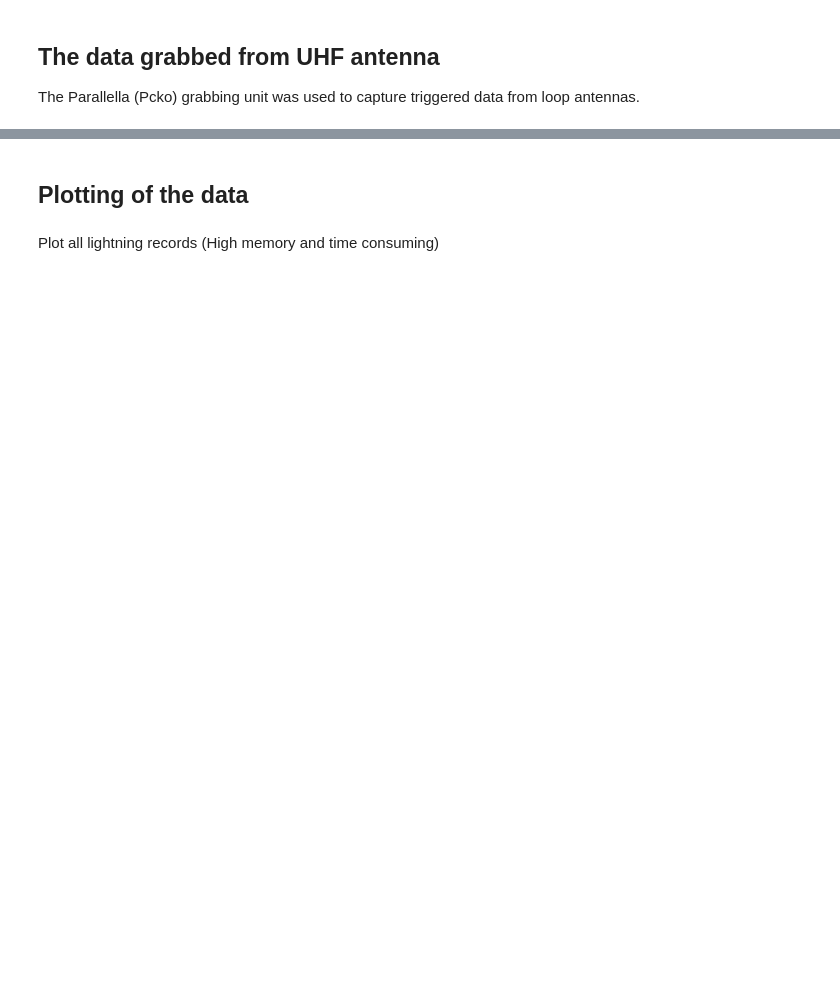
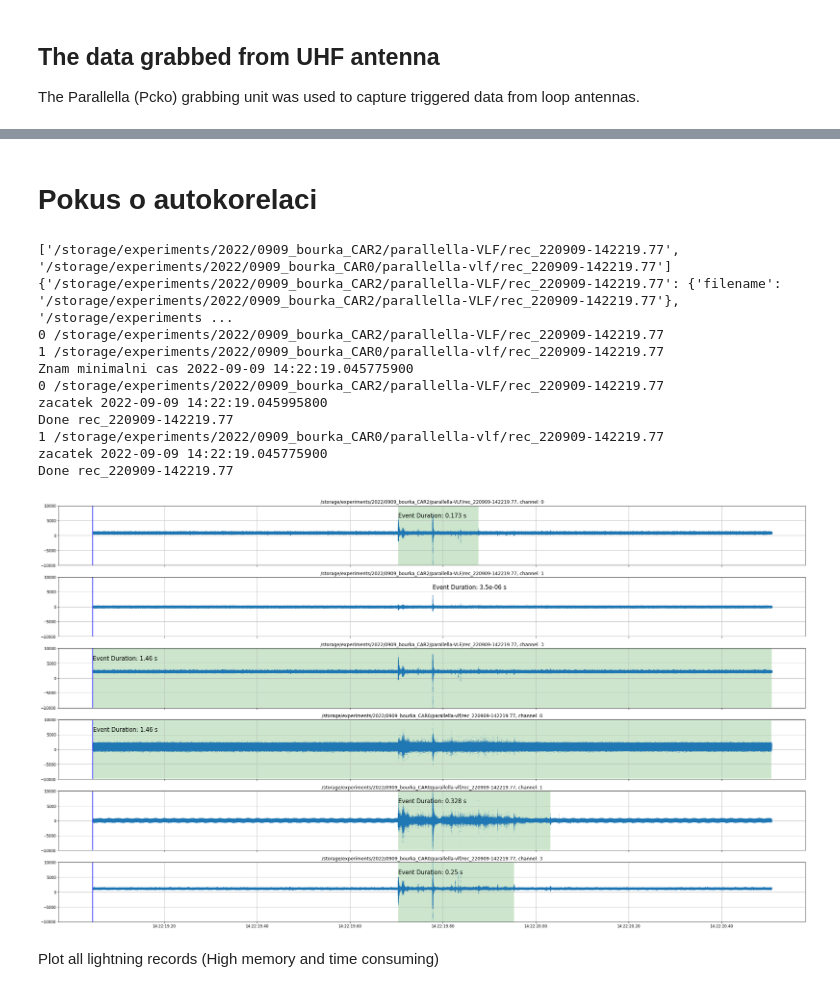
Before and after one commit to ODZ-UJF-AV-CR/CRREAT_cars, a Jupyter notebook: VLF_lightning/multicar_VLF.ipynb, the cells around one changed output, grey strips where cells are left out. Cells and saved outputs as stored; diff of their text form; code cells hidden in the pictures; blank space fills up the shorter version.

```diff
--- a/VLF_lightning/multicar_VLF.ipynb
+++ b/VLF_lightning/multicar_VLF.ipynb
@@ -32,6 +72,15 @@ car2["car"] = "CAR2"
 # %%
-cars = pd.concat([car0, car1, car2])
+# Upravit sadu aut dle měření
+
+#cars = pd.concat([car0, car1, car2])
+cars = pd.concat([car1, car2])
 cars['ts'] = pd.to_datetime(cars['datetime'], utc=True)
 cars = cars.sort_values(by=['ts']).reset_index()
 cars['diff'] = cars['ts'].diff()
 cars
+
+try:
+    import os
+    os.mkdir(out)
+except:
+    pass
@@ -39,20 +154,25 @@ cars
 import datetime
 clusters = []
 opened = False
+deltasec = 2
+log = open(out+"groups.txt", "w")
 
 for i, r in enumerate(cars[::-1].iterrows()):
     j, d = r
     #print(i, d['diff'])
-    if d['diff'] < datetime.timedelta(seconds=2) or opened:
+    if d['diff'] < datetime.timedelta(seconds=deltasec) or opened:
         if not opened:
             clusters.append([])
             print(".......")
+            log.write("\r")
             opened = True
         if opened:
             clusters[-1].append(r)
             print(d['diff'].total_seconds(), d['car'], d['file'])
-        if not d['diff'] < datetime.timedelta(seconds=2):
+            log.write("{},{},{},{}\r".format(d['datetime'], d['car'], d['diff'].total_seconds(), d['file']))
+        if not d['diff'] < datetime.timedelta(seconds=deltasec):
             opened = False
     else:
         opened = False
-clusters
+log.close()
+#clusters
@@ -62,10 +193,13 @@ for c in clusters:
         print(c)
 # %%
 import matplotlib
+import matplotlib.pyplot as plt
 matplotlib.use('Agg')
+import os
 
-out = "/storage/experiments/2022/0826_bourka_staryvestec_CAR2/compare/"
-for i, x in enumerate(clusters):
+#os.mkdir(out)
+clusters.sort(key=len)
+for i, x in enumerate(reversed(clusters)):
     try:
         plt.cla()
         plt.clf()
@@ -250,2 +256,0 @@ plt.show()
-# %% [markdown]
-## Plotting of the data
@@ -292,2 +257,30 @@ for fn in event:
+# %% [markdown]
+# Pokus o autokorelaci
+# %%
+group = clusters[113]
+paths = []
+for i, record in enumerate(group):
+    paths.append(record[1]['file'])
+#    fn = os.path.basename(record[1]['file'])
+#    h, samples, synclog = loadrec(open(record[1]['file'], 'rb'))
+    #t2s, s2t, ticker, formatter = assign_time_axis(fn, h, synclog)
+
+#    print(samples.shape)
+print(paths)
+
+multistation_plotrec(paths)
+# %% [output]
+['/storage/experiments/2022/0909_bourka_CAR2/parallella-VLF/rec_220909-142219.77', '/storage/experiments/2022/0909_bourka_CAR0/parallella-vlf/rec_220909-142219.77']
+{'/storage/experiments/2022/0909_bourka_CAR2/parallella-VLF/rec_220909-142219.77': {'filename': '/storage/experiments/2022/0909_bourka_CAR2/parallella-VLF/rec_220909-142219.77'}, '/storage/experiments ...
+0 /storage/experiments/2022/0909_bourka_CAR2/parallella-VLF/rec_220909-142219.77
+1 /storage/experiments/2022/0909_bourka_CAR0/parallella-vlf/rec_220909-142219.77
+Znam minimalni cas 2022-09-09 14:22:19.045775900
+0 /storage/experiments/2022/0909_bourka_CAR2/parallella-VLF/rec_220909-142219.77
+zacatek 2022-09-09 14:22:19.045995800
+Done rec_220909-142219.77
+1 /storage/experiments/2022/0909_bourka_CAR0/parallella-vlf/rec_220909-142219.77
+zacatek 2022-09-09 14:22:19.045775900
+Done rec_220909-142219.77
+[figure, added]
 # %% [markdown]
 Plot all lightning records (High memory and time consuming)
```
Also changed, not shown: parts of 16 cells of this notebook, 1 other file.
